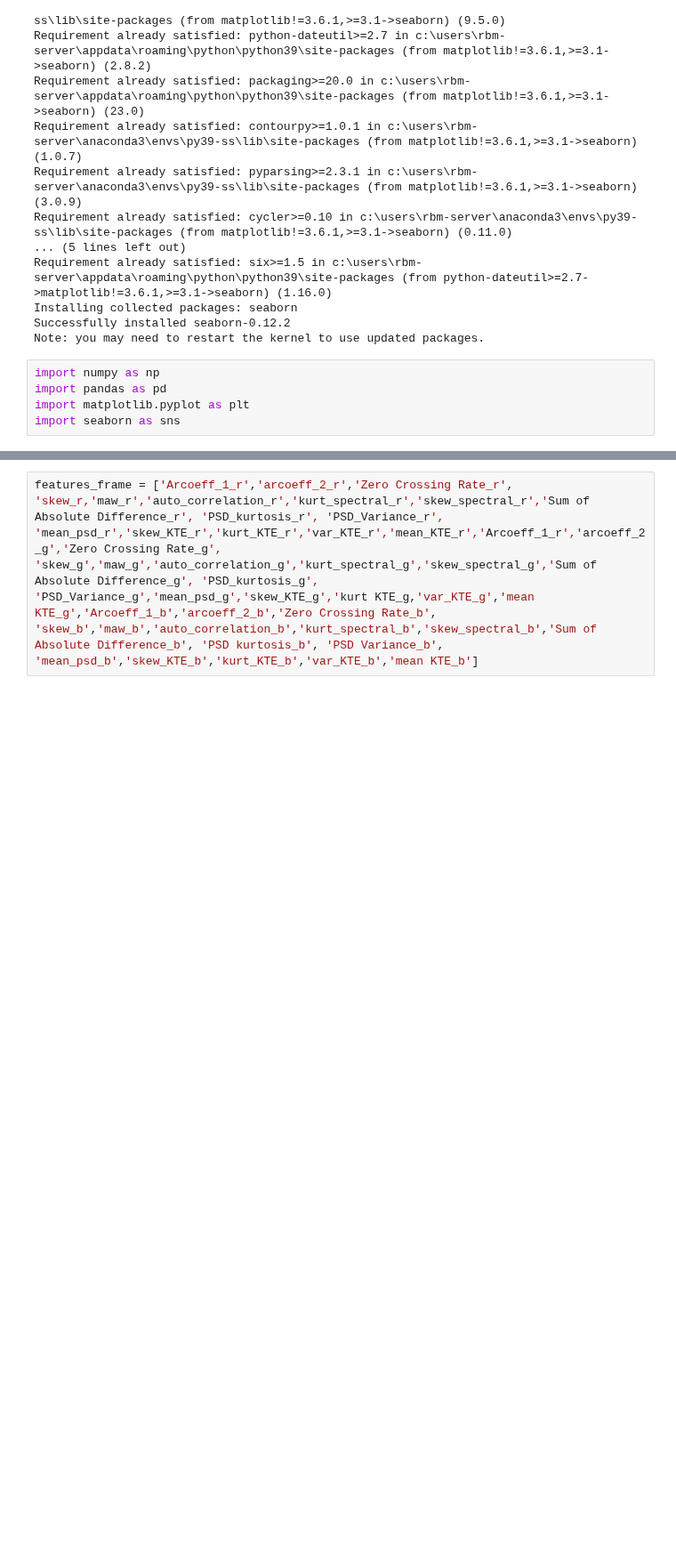
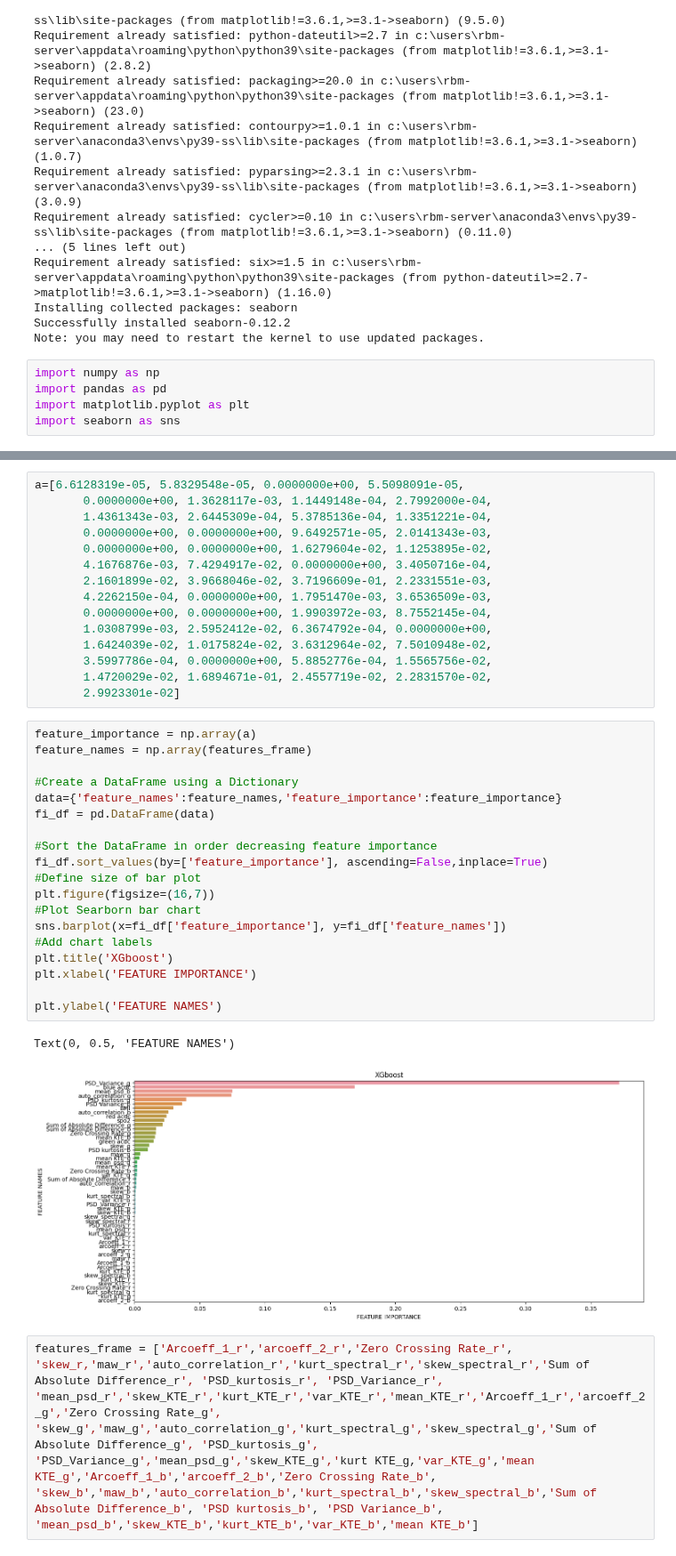
Before and after one commit to shamasatter/Estimating-HbA1c-from-PPG-using-ML, a Jupyter notebook: AC_DC_plot.ipynb, the cells around one changed output, grey strips where cells are left out. Shown at 89% size. Saved outputs shown, nothing was run; the diff lists cells and outputs as text; blank space fills up the shorter version.

```diff
--- a/AC_DC_plot.ipynb
+++ b/AC_DC_plot.ipynb
@@ -1114,3 +1183,40 @@ import seaborn as sns
+# %%
+a=[6.6128319e-05, 5.8329548e-05, 0.0000000e+00, 5.5098091e-05,
+       0.0000000e+00, 1.3628117e-03, 1.1449148e-04, 2.7992000e-04,
+       1.4361343e-03, 2.6445309e-04, 5.3785136e-04, 1.3351221e-04,
+       0.0000000e+00, 0.0000000e+00, 9.6492571e-05, 2.0141343e-03,
+       0.0000000e+00, 0.0000000e+00, 1.6279604e-02, 1.1253895e-02,
+       4.1676876e-03, 7.4294917e-02, 0.0000000e+00, 3.4050716e-04,
+       2.1601899e-02, 3.9668046e-02, 3.7196609e-01, 2.2331551e-03,
+       4.2262150e-04, 0.0000000e+00, 1.7951470e-03, 3.6536509e-03,
+       0.0000000e+00, 0.0000000e+00, 1.9903972e-03, 8.7552145e-04,
+       1.0308799e-03, 2.5952412e-02, 6.3674792e-04, 0.0000000e+00,
+       1.6424039e-02, 1.0175824e-02, 3.6312964e-02, 7.5010948e-02,
+       3.5997786e-04, 0.0000000e+00, 5.8852776e-04, 1.5565756e-02,
+       1.4720029e-02, 1.6894671e-01, 2.4557719e-02, 2.2831570e-02,
+       2.9923301e-02]
+# %%
+feature_importance = np.array(a)
+feature_names = np.array(features_frame)
+
+#Create a DataFrame using a Dictionary
+data={'feature_names':feature_names,'feature_importance':feature_importance}
+fi_df = pd.DataFrame(data)
+
+#Sort the DataFrame in order decreasing feature importance
+fi_df.sort_values(by=['feature_importance'], ascending=False,inplace=True)
+#Define size of bar plot
+plt.figure(figsize=(16,7))
+#Plot Searborn bar chart
+sns.barplot(x=fi_df['feature_importance'], y=fi_df['feature_names'])
+#Add chart labels
+plt.title('XGboost')
+plt.xlabel('FEATURE IMPORTANCE')
+
+plt.ylabel('FEATURE NAMES')
+# %% [output]
+Text(0, 0.5, 'FEATURE NAMES')
+[figure, added]
 # %%
 features_frame = ['Arcoeff_1_r','arcoeff_2_r','Zero Crossing Rate_r', 'skew_r,'maw_r','auto_correlation_r','kurt_spectral_r','skew_spectral_r','Sum of Absolute Difference_r', 'PSD_kurtosis_r', 'PSD_Variance_r', 'mean_psd_r','skew_KTE_r','kurt_KTE_r','var_KTE_r','mean_KTE_r','Arcoeff_1_r','arcoeff_2_g','Zero Crossing Rate_g', 'skew_g','maw_g','auto_correlation_g','kurt_spectral_g','skew_spectral_g','Sum of Absolute Difference_g', 'PSD_kurtosis_g', 'PSD_Variance_g','mean_psd_g','skew_KTE_g','kurt KTE_g,'var_KTE_g','mean KTE_g','Arcoeff_1_b','arcoeff_2_b','Zero Crossing Rate_b', 'skew_b','maw_b','auto_correlation_b','kurt_spectral_b','skew_spectral_b','Sum of Absolute Difference_b', 'PSD kurtosis_b', 'PSD Variance_b', 'mean_psd_b','skew_KTE_b','kurt_KTE_b','var_KTE_b','mean KTE_b']
 # %% [output]
```
Also changed, not shown: parts of 3 cells of this notebook, 9 other files.
